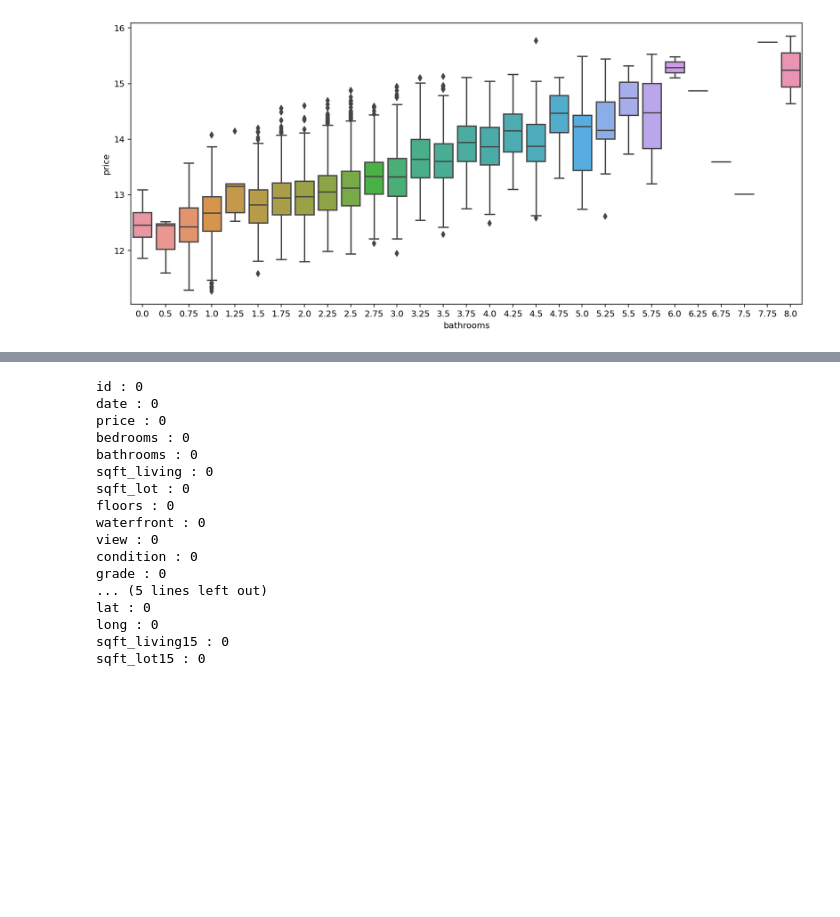
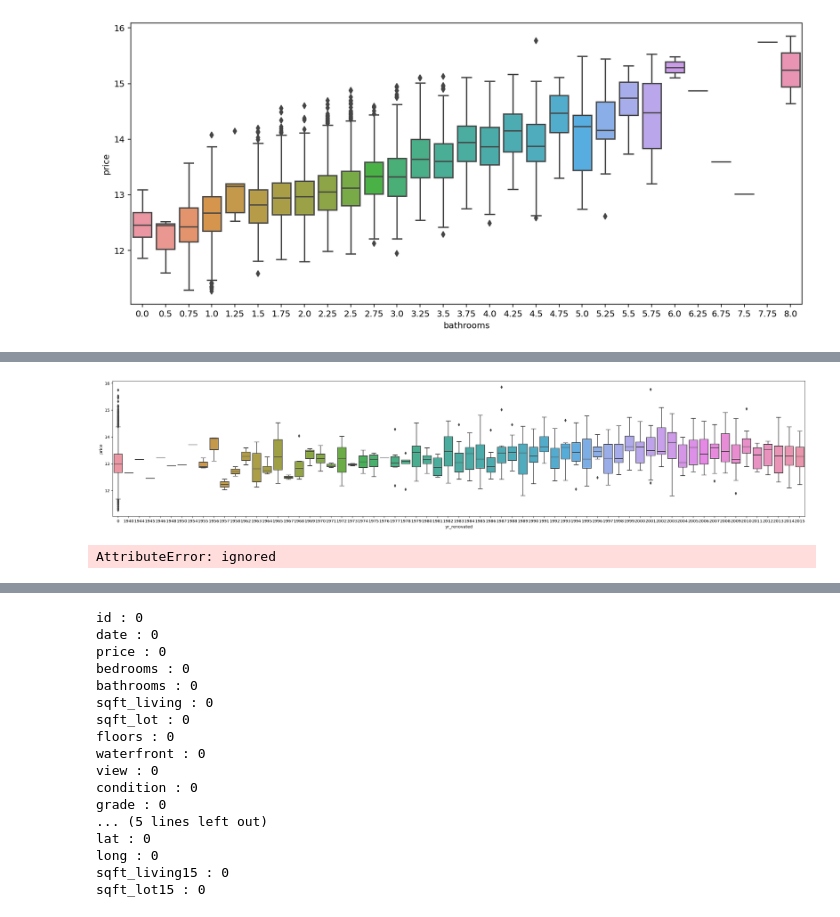
Before and after one commit to LAGABI44/AIFFEL_Study, a Jupyter notebook: Kaggle_House_Price_Prediction.ipynb, the cells around one changed output, grey strips where cells are left out. Saved outputs shown, nothing was run; the diff lists cells and outputs as text; code cells hidden in the pictures; blank space fills up the shorter version.

```diff
--- a/Kaggle_House_Price_Prediction.ipynb
+++ b/Kaggle_House_Price_Prediction.ipynb
@@ -232,3 +277,20 @@ fig = sns.boxplot(x='bathrooms', y="price", data=data)
+# %%
+data = pd.concat([train['price'], train['yr_renovated']], axis=1)
+f, ax = plt.subplots(figsize=(30, 6))
+fig = sns.boxplot(x='yr_renovated', y="price", data=data)
+# %% [output]
+[figure, added]
+# %%
+#원하는 그래프가 있는데 못 찾겠네......ㅠㅠ
+# 시각화
+#f, ax = plt.subplots(1, 2, figsize=(19, 5))
+#sns.boxplot(x='year', y='price', data=data,ax=ax[0])
+data = pd.concat([train['yr_renovated'], train['yr_built']], axis=1)
+f, ax = plt.lineplot(figsize=(30, 6))
+fig = sns.lineplot(x='yr_renovated', y='yr_built', data=data)
+#sns.lineplot(x='yr_renovated', y='yr_built', data=data,ax=ax[1])
+# %% [output]
+AttributeError: ignored
 # %% [markdown]
 #3. 데이터 정규화
 ##(1) 결측치 제거
```
Also changed, not shown: parts of 48 cells of this notebook.
